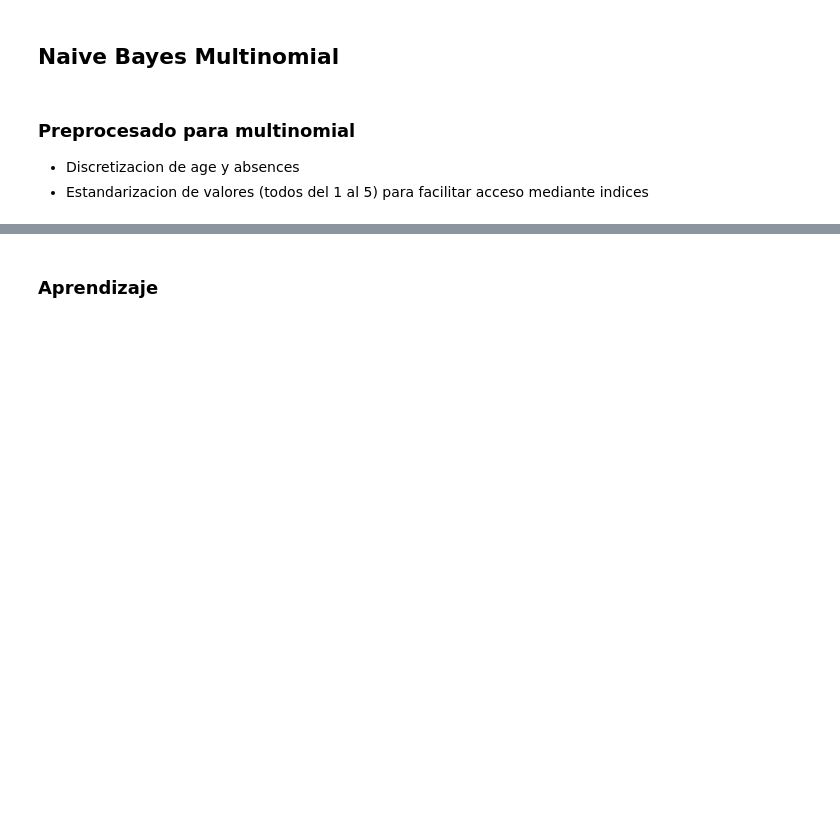
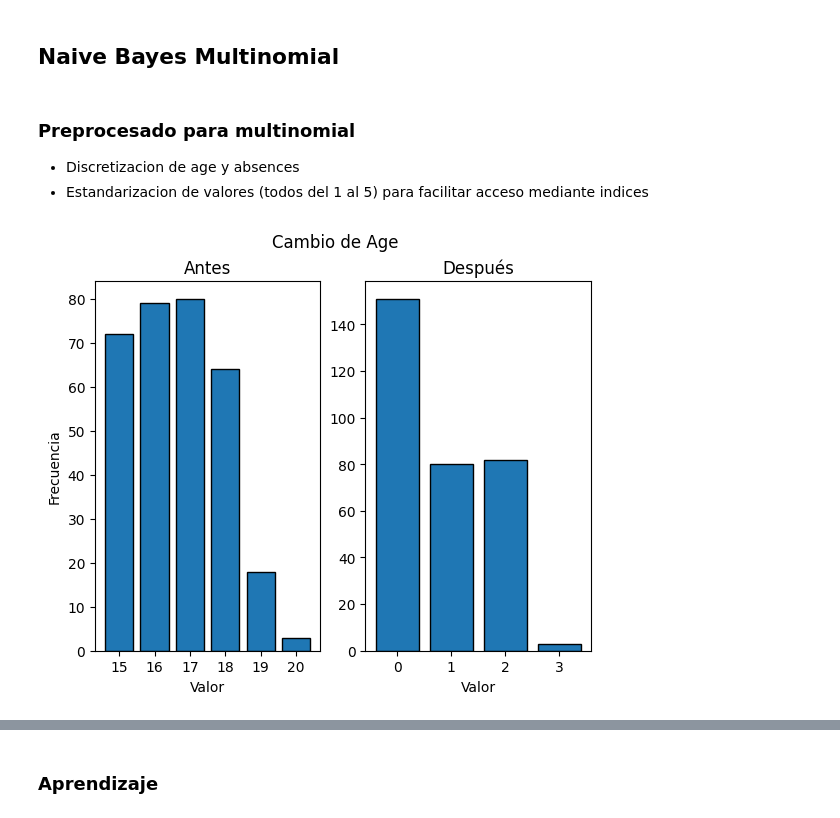
Before and after one commit to Charless96/ProyectoIa, a Jupyter notebook: proyectoFinal.ipynb, the cells around one changed output, grey strips where cells are left out. Saved outputs shown, nothing was run; the diff lists cells and outputs as text; code cells hidden in the pictures; blank space fills up the shorter version.

```diff
--- a/proyectoFinal.ipynb
+++ b/proyectoFinal.ipynb
@@ -271,48 +290,49 @@ print(str(round(NBGrendimiento*100,2))+'%')
 # %%
 #Nuevos DF para almacenar la info con los discretizados
 train_data_mult = train_data.copy()
 test_data_mult = test_data.copy()
 
 ################
 
 #Discretizar age
 ageDiscretizer = KBinsDiscretizer(n_bins=5, encode='ordinal', strategy='uniform')
 ageDiscretizer.fit(data[['age']])
 
 trainAgeDisc = ageDiscretizer.transform(train_data[['age']])
 testAgeDisc = ageDiscretizer.transform(test_data[['age']])
 
 # Convertir los resultados a DataFrames
 trainAgeDisc = pd.DataFrame(trainAgeDisc, columns=['age'])
 testAgeDisc = pd.DataFrame(testAgeDisc, columns=['age'])
 
 # Si no se copian los indices entonces creara nulls al pasar los datos de la columna discretizada a la del DF
 trainAgeDisc.index = train_data_mult.index
 testAgeDisc.index = test_data_mult.index
 
 #Convertir a enteros
 train_data_mult['age'] = trainAgeDisc.astype(int)
 test_data_mult['age'] = testAgeDisc.astype(int)
 
+# Gráfico de barras age (Antes vs Despues)
+fig, ax = plt.subplots(1,2)
 
-################
+#Antes
+frecuencias = train_data['age'].value_counts()
+ax[0].bar(frecuencias.index, frecuencias.values, edgecolor='black')
+ax[0].set_xticks(np.linspace(min(frecuencias.index), max(frecuencias.index), num=6))
+ax[0].set_xticklabels(np.linspace(min(frecuencias.index), max(frecuencias.index), num=6, dtype=int))
+ax[0].set_xlabel('Valor')
+ax[0].set_ylabel('Frecuencia')
+ax[0].set_title('Antes')
 
+#Despues
+frecuencias = trainAgeDisc['age'].value_counts()
+ax[1].bar(frecuencias.index, frecuencias.values, edgecolor='black')
+ax[1].set_xticks(frecuencias.index)
+ax[1].set_xlabel('Valor')
+ax[1].set_title('Después')
 
-#Discretizar absences
-absDiscretizer = KBinsDiscretizer(n_bins=5, encode='ordinal', strategy='uniform')
-absDiscretizer.fit(data[['absences']])
-
-trainAbsDisc = absDiscretizer.transform(train_data[['absences']])
-testAbsDisc = absDiscretizer.transform(test_data[['absences']])
-
-# Convertir los resultados a DataFrames
-trainAbsDisc = pd.DataFrame(trainAbsDisc, columns=['absences'])
-testAbsDisc = pd.DataFrame(testAbsDisc, columns=['absences'])
-
-# Si no se copian los indices entonces creara nulls al pasar los datos de la columna discretizada a la del DF
-trainAbsDisc.index = train_data_mult.index
-testAbsDisc.index = test_data_mult.index
-
-#Convertir a enteros
-train_data_mult['absences'] = trainAbsDisc.astype(int)
-test_data_mult['absences'] = testAbsDisc.astype(int)
+fig.suptitle('Cambio de Age')
+plt.show()
+# %% [output]
+[figure, added]
```
Also changed, not shown: parts of 4 cells of this notebook.
